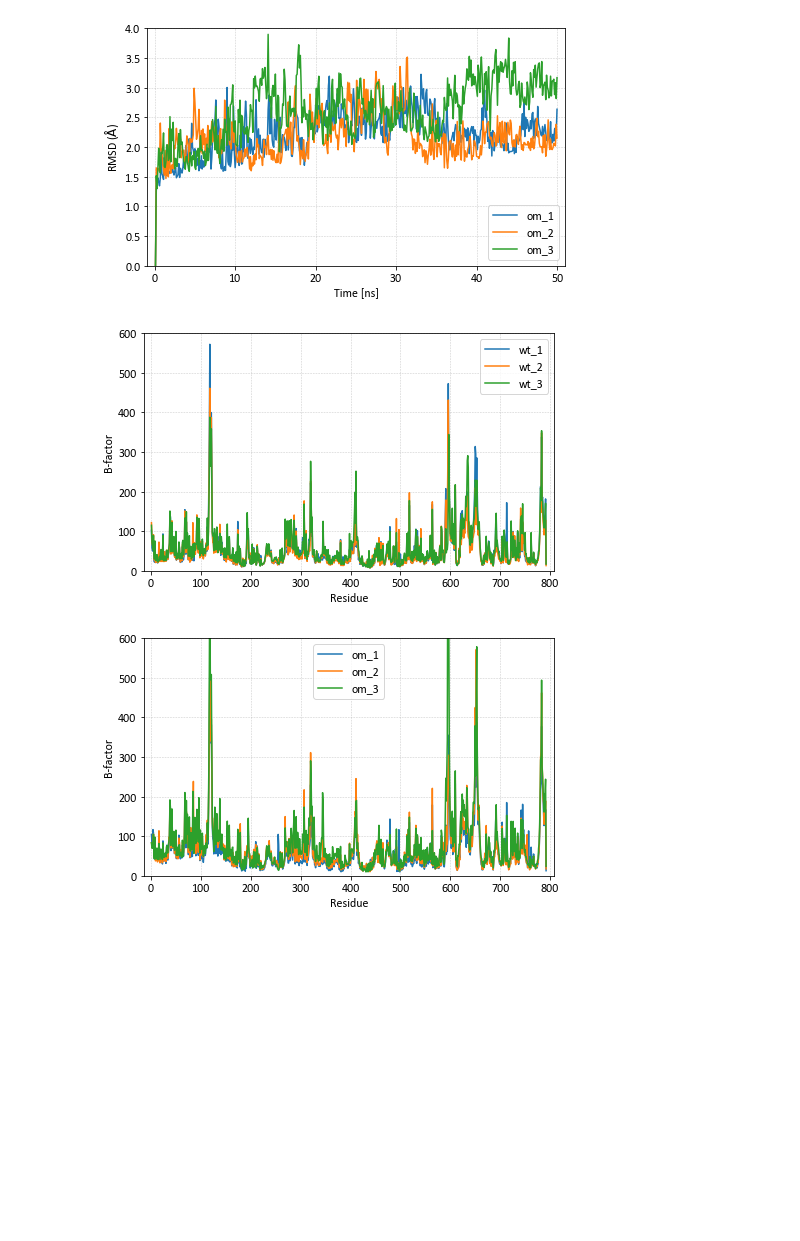
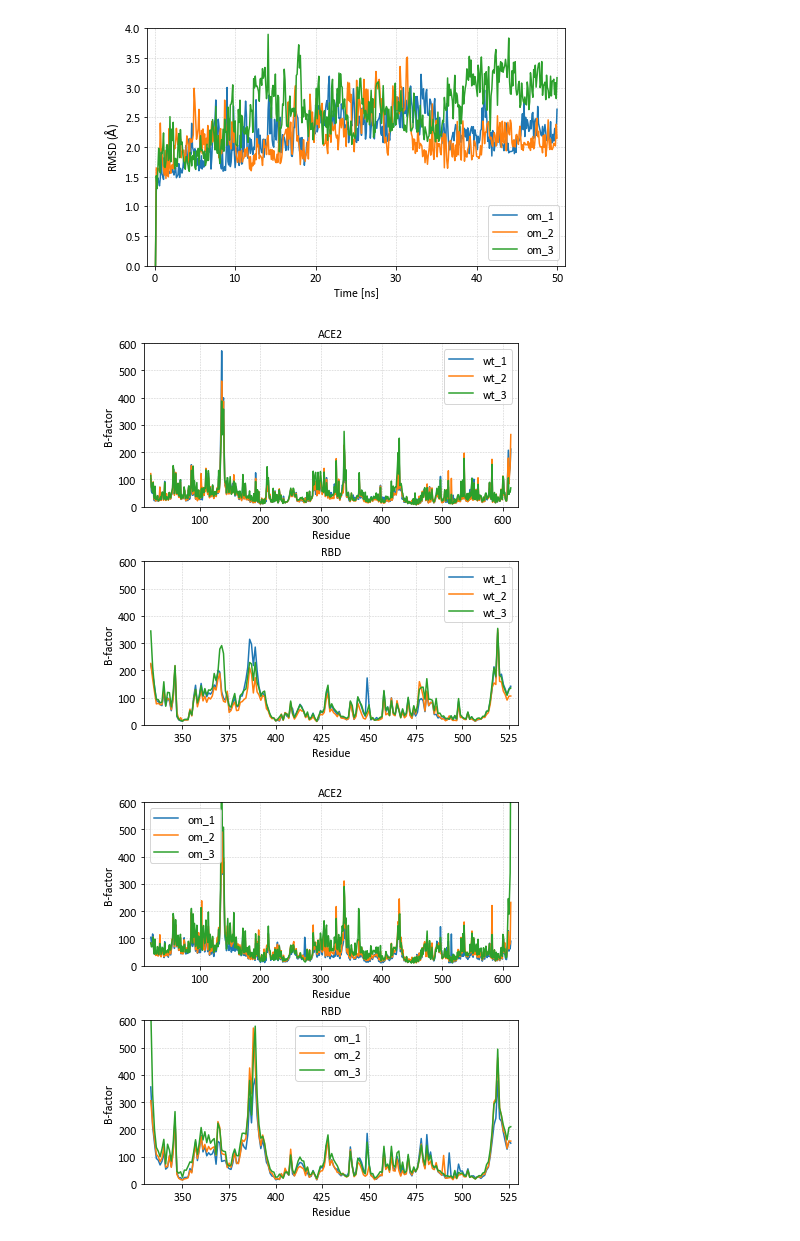
Before and after one commit to yamnor/rbd-ace2-drin, a Jupyter notebook: rms.ipynb, the cells around one changed output. Cells and saved outputs as stored; diff of their text form; code cells hidden in the pictures; blank space fills up the shorter version.

```diff
--- a/rms.ipynb
+++ b/rms.ipynb
@@ -8,8 +22,8 @@ sys = ['wt_1', 'wt_2', 'wt_3', 'om_1', 'om_2', 'om_3']
 rmsf = {}
 rmsd = {}
 for m in range(len(sys)):
-  rmsf[m] = np.array([[float(xx) for xx in x.split()] for x in open(f'{sys[m]}_rmsf.dat').readlines()[1:]]).T
-  rmsd[m] = np.array([[float(xx) for xx in x.split()] for x in open(f'{sys[m]}_rmsd.dat').readlines()[1:]]).T
+  rmsf[m] = np.array([[float(xx) for xx in x.split()] for x in open(f'dat/{sys[m]}_rmsf.dat').readlines()[1:]]).T
+  rmsd[m] = np.array([[float(xx) for xx in x.split()] for x in open(f'dat/{sys[m]}_rmsd.dat').readlines()[1:]]).T
 # %%
 def rcparams(plt, figsize, subplot):
   plt.rcParams["figure.figsize"]        = figsize
@@ -46,30 +60,35 @@ for m in range(2):
 # %% [output]
 [figure]
 [figure]
+# %%
+figsize = [6.0, 6.0]
+subplot = {
+  'left':   0.60,
+  'right':  0.20,
+  'bottom': 0.45,
+  'top':    0.25,
+  'wspace': 1.50,
+  'hspace': 2.00,
+  'grid': True,
+}
 # %%
-figsize = [6.5, 4.0]
-subplot = {
-    'left':   0.60,
-    'right':  0.20,
-    'bottom': 0.45,
-    'top':    0.25,
-    'wspace': 1.50,
-    'hspace': 2.00,
-    'grid': True,
-          }
 idx = [[0, 1, 2], [3, 4, 5]]
-x = np.array(range(790))
 for m in range(2):
   with plt.style.context('matplotlibrc'):
     rcparams(plt, figsize, subplot)
-    fig, ax = plt.subplots(1,1)
+    fig, ax = plt.subplots(2,1)
   for n in range(len(idx[m])):
     x,y = rmsf[idx[m][n]]
-    ax.plot(x, y, label = sys[idx[m][n]])
-    ax.set_xlabel('Residue')
-    ax.set_ylabel(r'B-factor')
-    ax.set_ylim(0, 600.0)
-    ax.legend()
+    x = [np.array(range(19,614)), np.array(range(333,527))]
+    ax[0].plot(x[0], y[0:595], label = sys[idx[m][n]])
+    ax[1].plot(x[1], y[596:790], label = sys[idx[m][n]])
+    ax[0].set_title('ACE2')
+    ax[1].set_title('RBD')
+  for i in range(2):
+    ax[i].set_xlabel('Residue')
+    ax[i].set_ylabel(r'B-factor')
+    ax[i].set_ylim(0, 600.0)
+    ax[i].legend()
 # %% [output]
-[figure, old version]
+[figure, new version]
-[figure, old version]
+[figure, new version]
```
Also changed, not shown: parts of 2 cells of this notebook, 9 other files.
